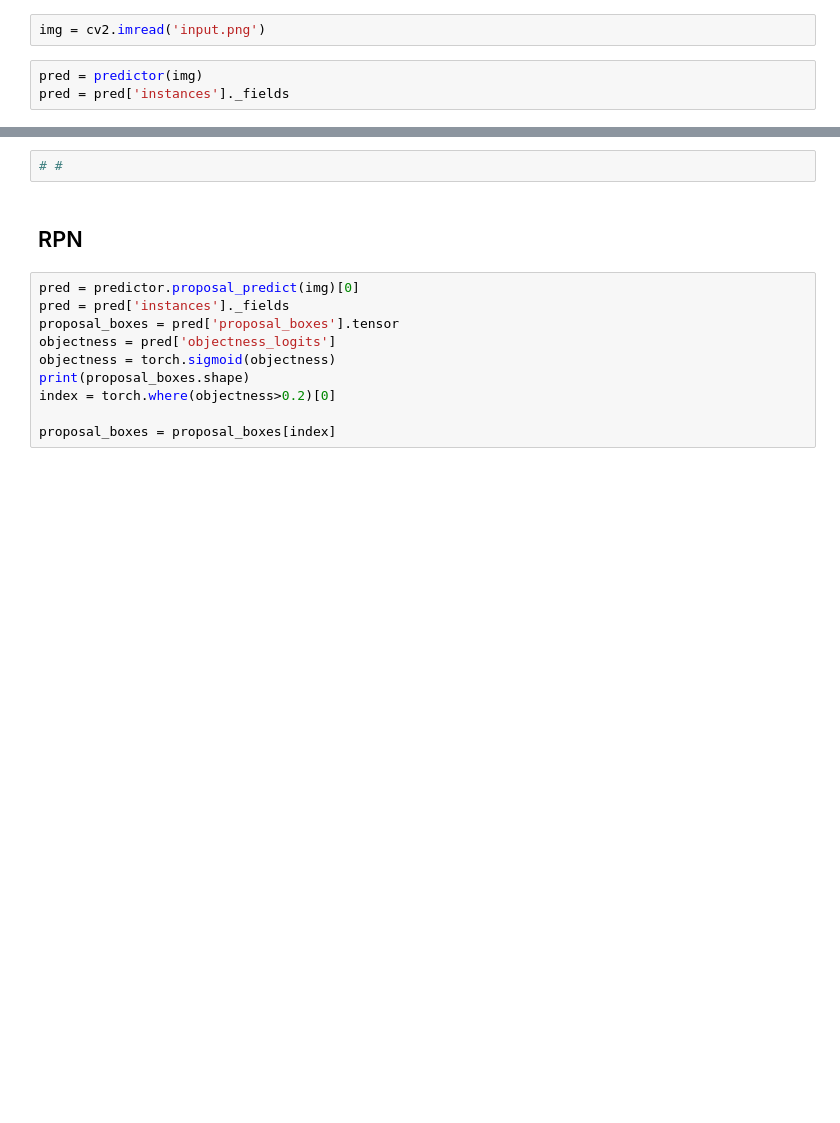
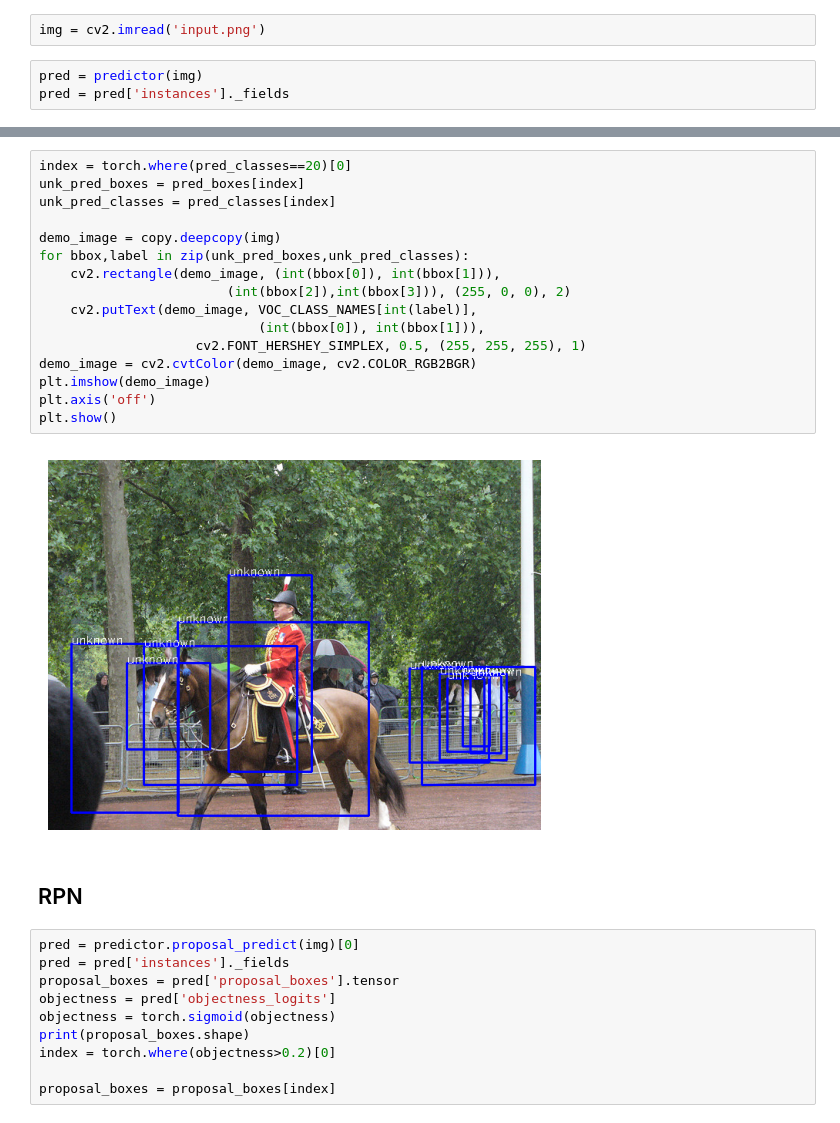
Before and after one commit to jeongeun980906/Open-Set-Object-Detection, a Jupyter notebook: demo.ipynb, the cells around one changed output, grey strips where cells are left out. Cells and saved outputs as stored; diff of their text form; blank space fills up the shorter version.

```diff
--- a/demo.ipynb
+++ b/demo.ipynb
@@ -60,5 +64,21 @@ plt.show()
-# %%
-# #
+# %%
+index = torch.where(pred_classes==20)[0]
+unk_pred_boxes = pred_boxes[index]
+unk_pred_classes = pred_classes[index]
+
+demo_image = copy.deepcopy(img)
+for bbox,label in zip(unk_pred_boxes,unk_pred_classes):
+    cv2.rectangle(demo_image, (int(bbox[0]), int(bbox[1])),
+                        (int(bbox[2]),int(bbox[3])), (255, 0, 0), 2)
+    cv2.putText(demo_image, VOC_CLASS_NAMES[int(label)],
+                            (int(bbox[0]), int(bbox[1])),
+                    cv2.FONT_HERSHEY_SIMPLEX, 0.5, (255, 255, 255), 1)
+demo_image = cv2.cvtColor(demo_image, cv2.COLOR_RGB2BGR)
+plt.imshow(demo_image)
+plt.axis('off')
+plt.show()
+# %% [output]
+[figure, added]
 # %% [markdown]
 ## RPN
 # %%
```
Also changed, not shown: parts of 9 cells of this notebook, 46 other files.
